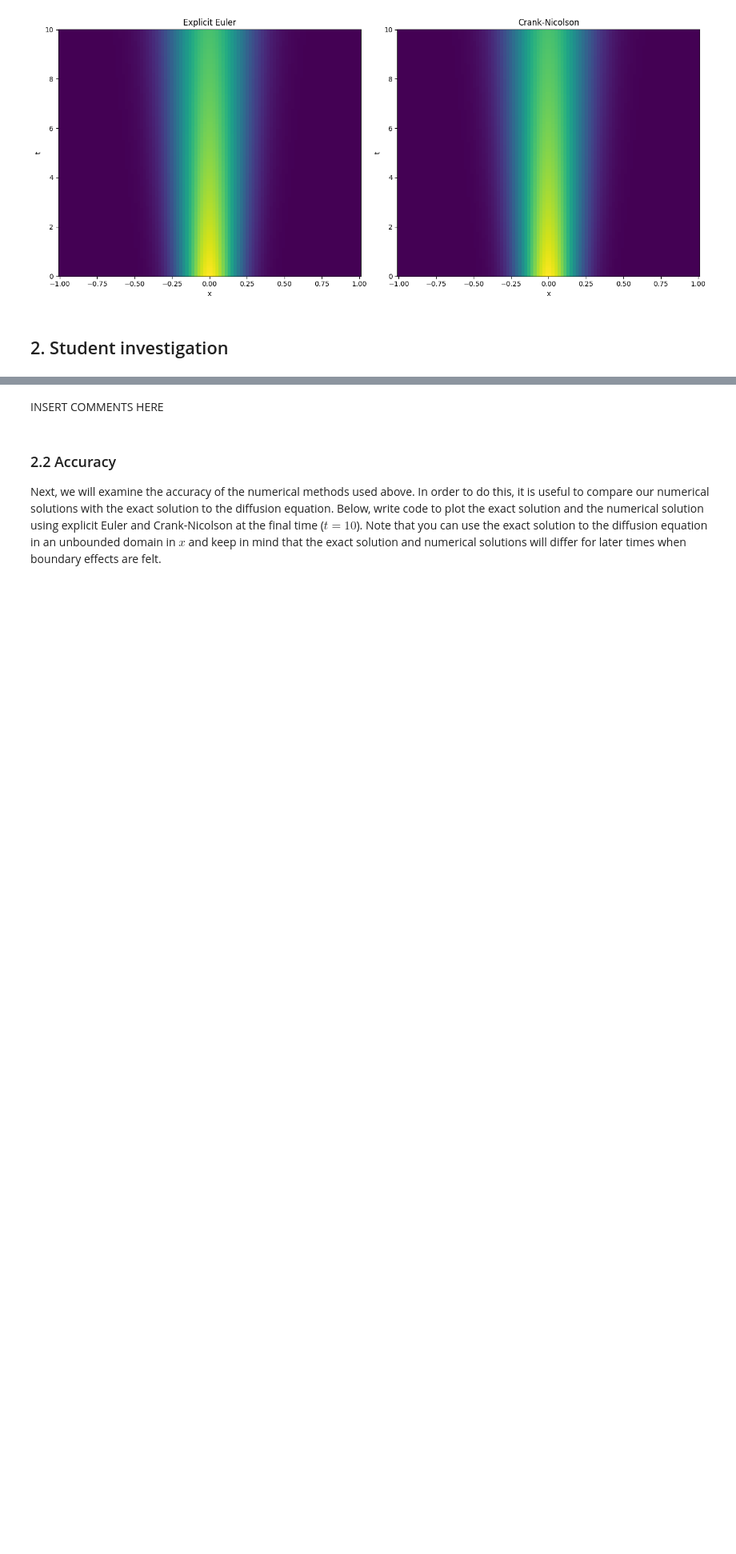
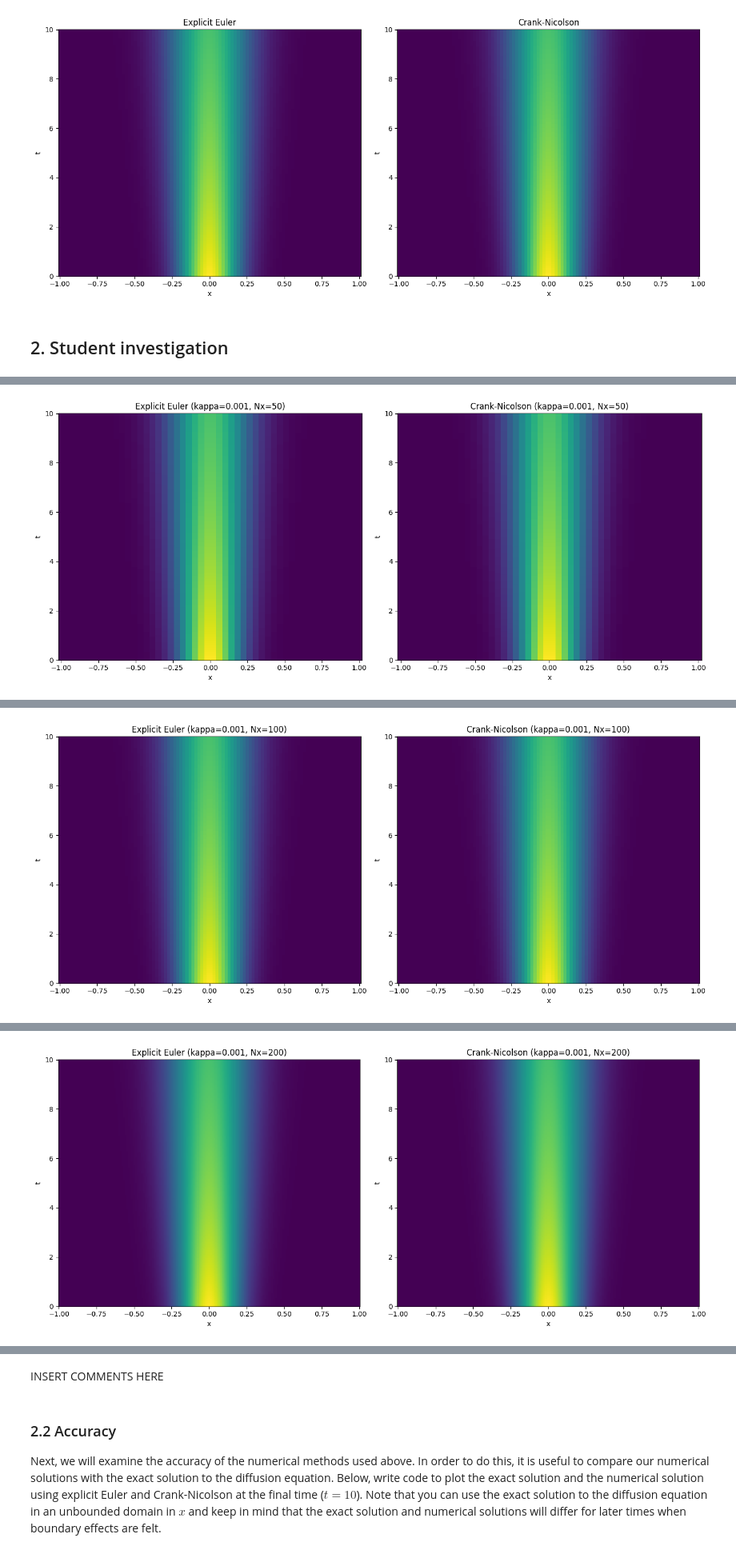
Before and after one commit to StarYuxinChen/QCES, a Jupyter notebook: Project1_numerical_methods.ipynb, the cells around one changed output, grey strips where cells are left out. Shown: that part at 80% size. Cells and saved outputs as stored; diff of their text form; code cells hidden in the pictures; blank space fills up the shorter version.

```diff
--- a/Project1_numerical_methods.ipynb
+++ b/Project1_numerical_methods.ipynb
@@ -172,33 +172,44 @@ The explicit Euler and Crank-Nicolson methods have very different stability prop
 # %%
-# prompt: create a loop for a few different timestep
+# prompt: The explicit Euler and Crank-Nicolson methods have very different stability properties. To explore this, try increasing Nx (decreasing the grid spacing,  Δ𝑥 ) and/or increase the diffusivity,  𝜅 , and see how each method responds. How does the stability depend on Nx? Discuss your findings below (~1 paragraph)
 
-# Define different timestep values to loop through
-k = [0.005, 0.01, 0.1, 1]
-timesteps = [100, 500, 2000, 5000]
+# Defining parameters
+kappa_values = [0.001, 0.01, 0.1]  # Different diffusivity values
+Nx_values = [50, 100, 200]  # Different grid point values
 
+# Timestepping parameters
+t_start = 0  # start time
+t_end = 10  # end time
+Nt = 1000  # number of timesteps
 
-for kappa in k:
-   for Nt in timesteps:
+# Size of the physical domain
+x_start = -1
+x_end = 1
+
+for kappa in kappa_values:
+  for Nx in Nx_values:
+    print(f"Running simulation with kappa = {kappa}, Nx = {Nx}")
     t = np.linspace(t_start, t_end, Nt)  # Create a vector of times
-    print(f"Running simulations for kappa = {kappa} and Nt = {Nt}")
+    x = np.linspace(x_start, x_end, Nx)  # Create a vector for x
+    # Run each method once:
+    # Run the simulations
     c_EE = EE(x, t, kappa) # explicit Euler
     c_CN = CN(x, t, kappa) # Crank-Nicolson
+    # and finally, plot the results side-by-side
+    # Plot the results
+    plt.figure(figsize=(14, 6))
 
-    #Plot the results for each timestep (optional, uncomment to enable)
-    #plt.figure(figsize=(14, 6))
+    plt.subplot(1, 2, 1)
+    plt.pcolormesh(x, t, c_EE.T, shading='auto')
+    plt.xlabel('x')
+    plt.ylabel('t')
+    plt.title(f'Explicit Euler (kappa={kappa}, Nx={Nx})')
 
-    #plt.subplot(1, 2, 1)
-    #plt.pcolormesh(x, t, c_EE.T, shading='auto')
-    #plt.xlabel('x')
-    #plt.ylabel('t')
-    #plt.title(f'Explicit Euler (Nt = {Nt})')
+    plt.subplot(1, 2, 2)
+    plt.pcolormesh(x, t, c_CN.T, shading='auto')
+    plt.xlabel('x')
+    plt.ylabel('t')
+    plt.title(f'Crank-Nicolson (kappa={kappa}, Nx={Nx})')
 
-    #plt.subplot(1, 2, 2)
-    #plt.pcolormesh(x, t, c_CN.T, shading='auto')
-    #plt.xlabel('x')
-    #plt.ylabel('t')
-    #plt.title(f'Crank-Nicolson (Nt = {Nt})')
-
-    #plt.tight_layout()
-    #plt.show()
+    plt.tight_layout()
+    plt.show()
 # %% [output]
@@ -209,0 +219 @@ Explicit Euler method took 0.06 seconds
+[figure, added]
@@ -226,0 +223 @@ Running simulations for kappa = 0.1 and Nt = 2000
+[figure, added]
@@ -243,0 +227 @@ Crank-Nicolson method took 0.27 seconds
+[figure, added]
```
Also changed, not shown: parts of 5 cells of this notebook.
